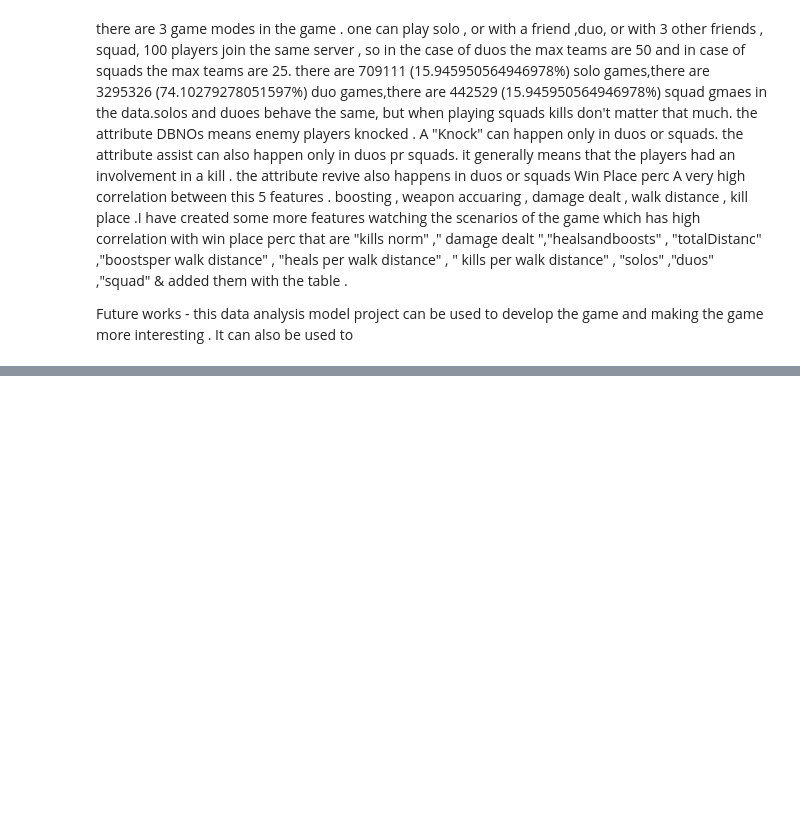
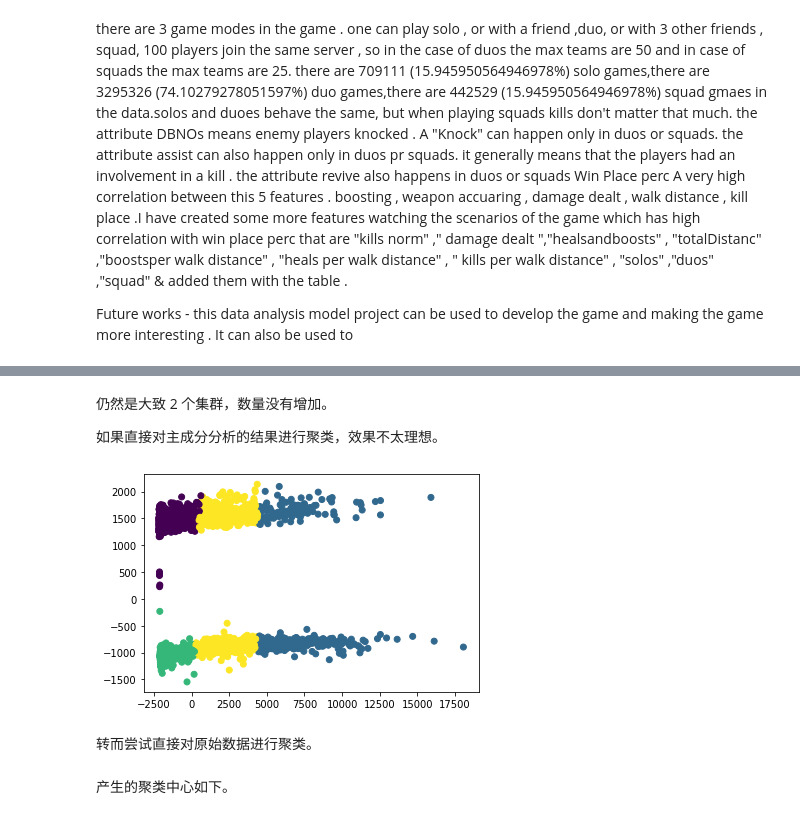
Before and after one commit to Jexers/PUBG-Finish-Placement-Prediction-Proj, a Jupyter notebook: code/EDA.ipynb, the cells around one changed output, grey strips where cells are left out. Drawn from its saved outputs; the diff is of its cells as text; code cells hidden in the pictures; blank space fills up the shorter version.

```diff
--- a/code/EDA.ipynb
+++ b/code/EDA.ipynb
@@ -671,0 +716,12 @@ Future works - this data analysis model project can be used to develop the game
+# %% [markdown]
+仍然是大致 2 个集群，数量没有增加。
+
+如果直接对主成分分析的结果进行聚类，效果不太理想。
+# %%
+kms4 = KMeans(n_clusters=4).fit(P2)
+plt.scatter(P2[:,0],P2[:,1],c=kms4.labels_)
+plt.show()
+# %% [output]
+[figure, added]
+# %% [markdown]
+转而尝试直接对原始数据进行聚类。
@@ -671,0 +730,2 @@ Future works - this data analysis model project can be used to develop the game
+# %% [markdown]
+产生的聚类中心如下。
```
Also changed, not shown: parts of 26 cells of this notebook, 1 other file.
